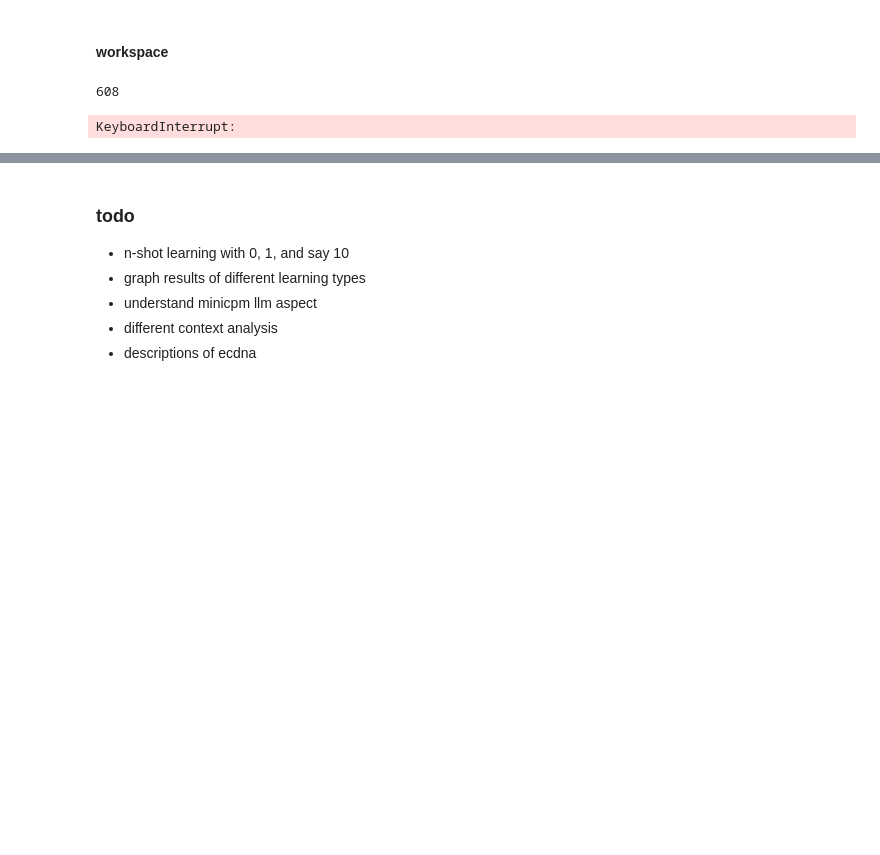
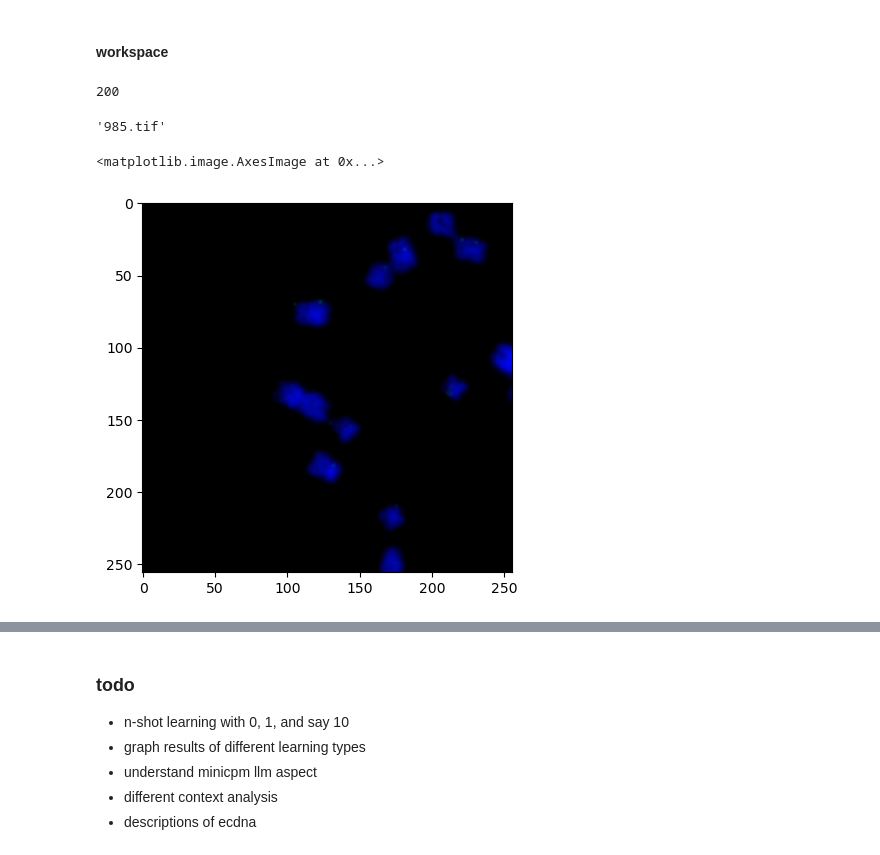
Before and after one commit to architp3/ecdna-analysis, a Jupyter notebook: minicpm/main.ipynb, the cells around one changed output, grey strips where cells are left out. Drawn from its saved outputs; the diff is of its cells as text; code cells hidden in the pictures; blank space fills up the shorter version.

```diff
--- a/minicpm/main.ipynb
+++ b/minicpm/main.ipynb
@@ -123,19 +104,35 @@ Requirement already satisfied: MarkupSafe>=2.0 in /opt/conda/lib/python3.11/site
 # %%
 path = '../sampled'
 files = os.listdir(path)
-full_images = [file for file in files if file.endswith('.png')]
+full_images = [file for file in files if file.endswith('.tif')]
 full_images.sort()
 len(full_images)
 # %% [output]
-608
+200
 # %%
-questions = ['There are many nuclei','You are a pathologist examing cell imagery', 'You are a scientist', None, 'The nuclei are blue stained imagery', 'Be as accurate as possible', 'Make sure to reason through your answer', 'Double check your work', 'Make sure to analyze the image thorougly']
+filename = 'shot_0'
+
 for i in tqdm(range(len(full_images)), desc='Processing images'):
     context = 'You are a pathologist examing cell imagery'
     question = 'Give the count of nuclei in the image. You must return a numerical answer.'
-    res, img = test(path, full_images[i], context, question, False)
+    res, img = test(path, full_images[i], context, question, filename)
-# %% [output]
-KeyboardInterrupt:
+# %%
+filename = 'shot_1'
+
+for i in tqdm(range(len(full_images)), desc='Processing images'):
+    context = 'You are a pathologist examing cell imagery. There are 14 nuclei in the following example. They are identified by detecting individual blue shapes.'
+    question = 'Remember this example and use it to help with future problems.'
+    question2 = 'Give the count of nuclei in the image. You must return a numerical answer.'
+    res, img = test(path, full_images[i], context, question, filename, full_images[0], question2)
+# %%
+full_images[i]
+# %% [output]
+'985.tif'
+# %%
+plt.imshow(Image.open("../sampled/"+full_images[i]).convert('RGB'))
+# %% [output]
+<matplotlib.image.AxesImage at 0x...>
+[figure, added]
 # %%
 # for i in tqdm(range(len(full_images)), desc='Processing images'):
 #     context = 'You are a pathologist examing cell imagery.'
```
Also changed, not shown: parts of 4 cells of this notebook, 6 other files.
